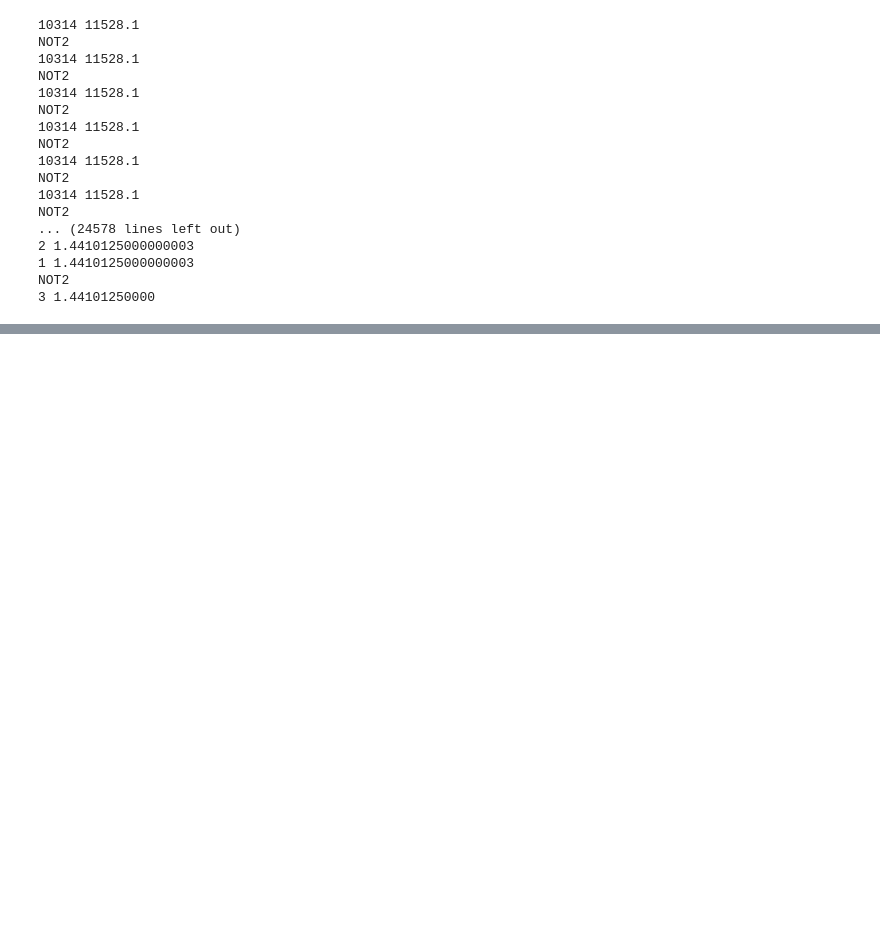
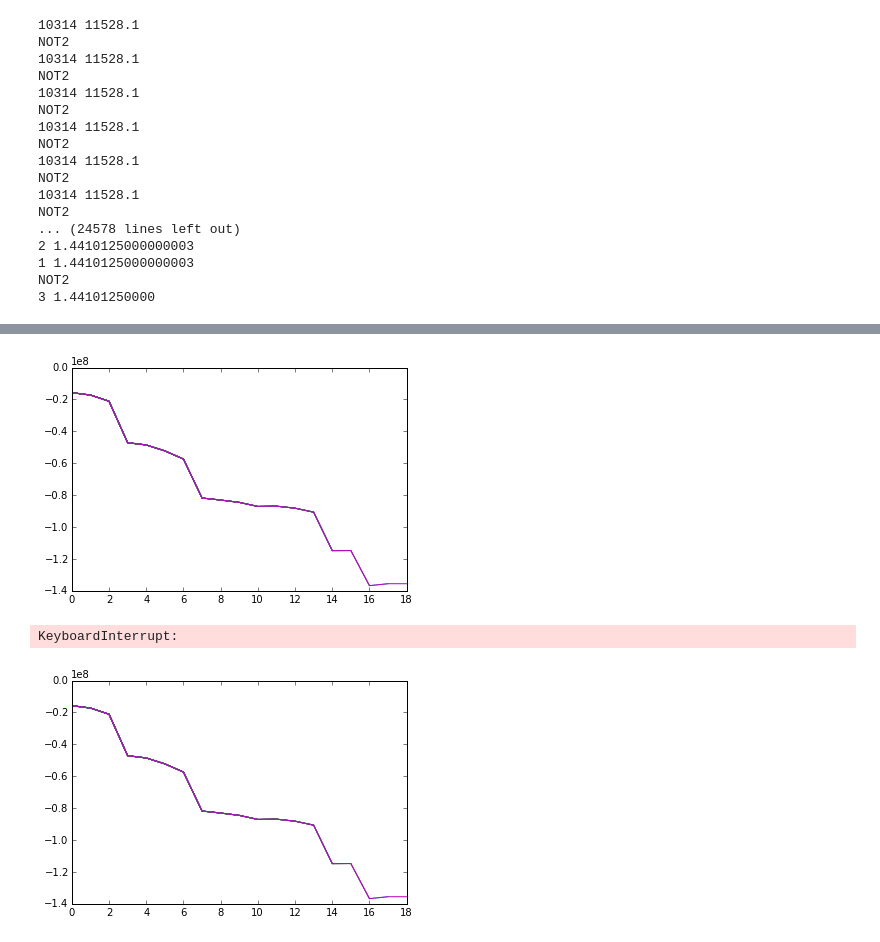
Before and after one commit to Markusli/text_algorithms, a Jupyter notebook: Untitled.ipynb, the cells around one changed output, grey strips where cells are left out. Cells and saved outputs as stored; diff of their text form; code cells hidden in the pictures; blank space fills up the shorter version.

Commit message:
Algoritm pmst jookseb ja veits töötasin paralleliseerimisega

```diff
--- a/Untitled.ipynb
+++ b/Untitled.ipynb
@@ -349 +342,33 @@ Popualtion fitness: -306885
+# %%
+%matplotlib inline
+
+def modifications(c1,c2):
+    if len(c1) == len(c2):
+        c1.feature,c2.feature = crossover(c1.feature, c2.feature)
+    c1.feature = mutate(c1.feature)
+    c2.feature = mutate(c2.feature)
+
+def fitness(ind):
+    ind.get_fitness()
+
+individuals = [individualC(x,get_fitness) for x in candidates]
+scores = []
+with Parallel(n_jobs=3,backend='threading') as parallel:
+    for iteration in range(100):
+        parallel(delayed(fitness)(individual) for individual in individuals)
+        individuals = sorted(individuals)
+        parallel(delayed(modifications)(c1,c2) for c1, c2 in zip(individuals[::2],individuals[1::2]))
+
+        current_score = sum([x.fitness for x in individuals])
+        scores.append(current_score)
+        pl.plot(list(range(len(scores))),scores)
+        display.clear_output(wait=True)
+        display.display(pl.gcf())
+        time.sleep(1.0)
+        #if iteration % 10 == 0:
+        #    print('Iteration nr: {}\nPopualtion fitness: {}'.format(iteration,current_score))
+# %% [output]
+[figure, added]
+KeyboardInterrupt:
+[figure, added]
 # %%
```
Also changed, not shown: parts of 7 cells of this notebook.
